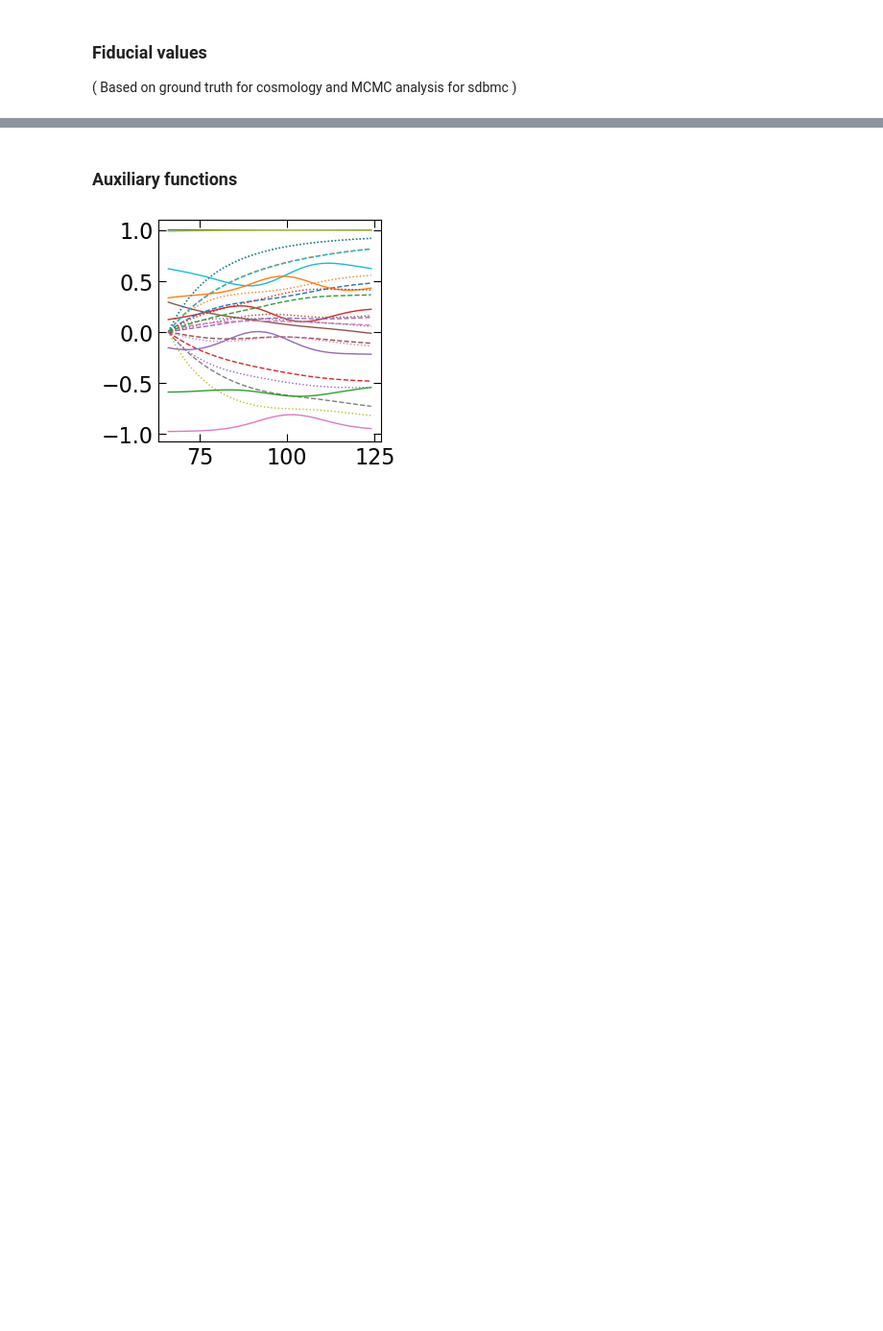
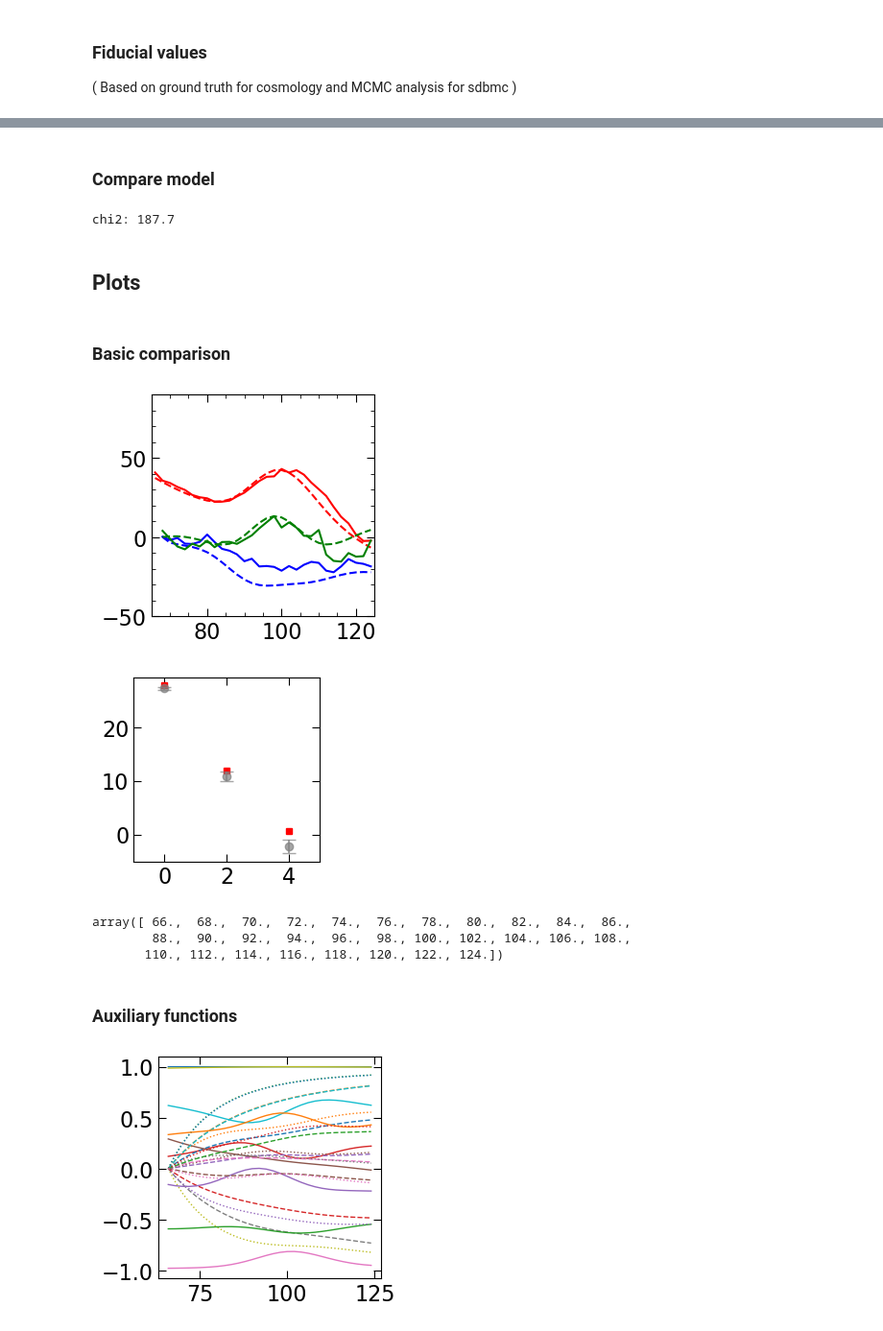
Before and after one commit to a-paranjape/zeldovich-smearing, a Jupyter notebook: examples/ZelSmear_Explore_Theory.ipynb, the cells around one changed output, grey strips where cells are left out. Shown at 96% size. Saved outputs shown, nothing was run; the diff lists cells and outputs as text; code cells hidden in the pictures; blank space fills up the shorter version.

Commit message:
user-friendly theory: moved theory exploration routines to script and updated notebook

```diff
--- a/examples/ZelSmear_Explore_Theory.ipynb
+++ b/examples/ZelSmear_Explore_Theory.ipynb
@@ -470,0 +147,9 @@ Sig2obs:
+# %%
+Eval_Dict = {}
+for key in tm.params_list:
+    if np.isscalar(tm.fiducial[key]):
+        value = tm.fiducial[key]
+    else:
+        value = tm.fiducial[key][tm.sample]
+    Eval_Dict[key] = value
+# Eval_Dict
@@ -470,0 +158,4 @@ Sig2obs:
+# %%
+prediction = tm.calc_model(Eval_Dict) # default wrap=True
+prediction_flat = tm.calc_model(Eval_Dict,wrap=False)
+# print(prediction_flat)
@@ -471,3 +166,56 @@ Sig2obs:
+# %%
+data,cov_data = tm.load_data()
+data_flat,cov_data = tm.load_data(wrap=False)
+# print(data_flat)
+# %% [markdown]
+### Compare model
+# %%
+# compare data with model
+chi2 = tm.calc_chi2(data_flat,prediction_flat)
+print('chi2: {0:.1f}'.format(chi2))
+# %% [output]
+chi2: 187.7
+# %% [markdown]
+## Plots
+# %% [markdown]
+### Basic comparison
+# %%
+plt.figure(figsize=(3,3))
+plt.xlim(65,125)
+if Modify_Data:
+    plt.ylim(-50,90)
+else:
+    plt.ylim(-120,120)
+off = 1 if Modify_Data else 0
+offset = 1 if Include_Sig2Obs else 0
+plt.plot(tm.theory.svals,tm.theory.svals**2*data[offset],'r-')
+plt.plot(tm.theory.svals,tm.theory.svals**2*prediction[offset],'r--')
+if L_Max > 1:
+    plt.plot(tm.theory.svals[off:],tm.theory.svals[off:]**2*data[offset+1],'b-')
+    plt.plot(tm.theory.svals[off:],tm.theory.svals[off:]**2*prediction[offset+1],'b--')
+    if L_Max == 3:
+        plt.plot(tm.theory.svals[off:],tm.theory.svals[off:]**2*data[offset+2],'g-')
+        plt.plot(tm.theory.svals[off:],tm.theory.svals[off:]**2*prediction[offset+2],'g--')
+plt.minorticks_on()
+plt.show()
+
+if Include_Sig2Obs:
+    Sigx = np.array([2*L for L in range(L_Max)])
+    plt.figure(figsize=(2.5,2.5))
+    plt.xlim(-1,2*L_Max-1)
+    plt.xticks(Sigx)
+    plt.plot(Sigx,prediction[0],'r',marker='s',ls='none',markersize=4)
+    plt.errorbar(Sigx,data[0],yerr=np.sqrt(np.diag(cov_data)[:L_Max]),capsize=5,marker='o',c='gray',ls='none',alpha=0.7)
+    plt.show()
+# %% [output]
+[figure, added]
+[figure, added]
+# %%
+tm.theory.svals
+# %% [output]
+array([ 66.,  68.,  70.,  72.,  74.,  76.,  78.,  80.,  82.,  84.,  86.,
+        88.,  90.,  92.,  94.,  96.,  98., 100., 102., 104., 106., 108.,
+       110., 112., 114., 116., 118., 120., 122., 124.])
 # %% [markdown]
 ### Auxiliary functions
 # %%
```
Also changed, not shown: parts of 25 cells of this notebook, 1 other file.
